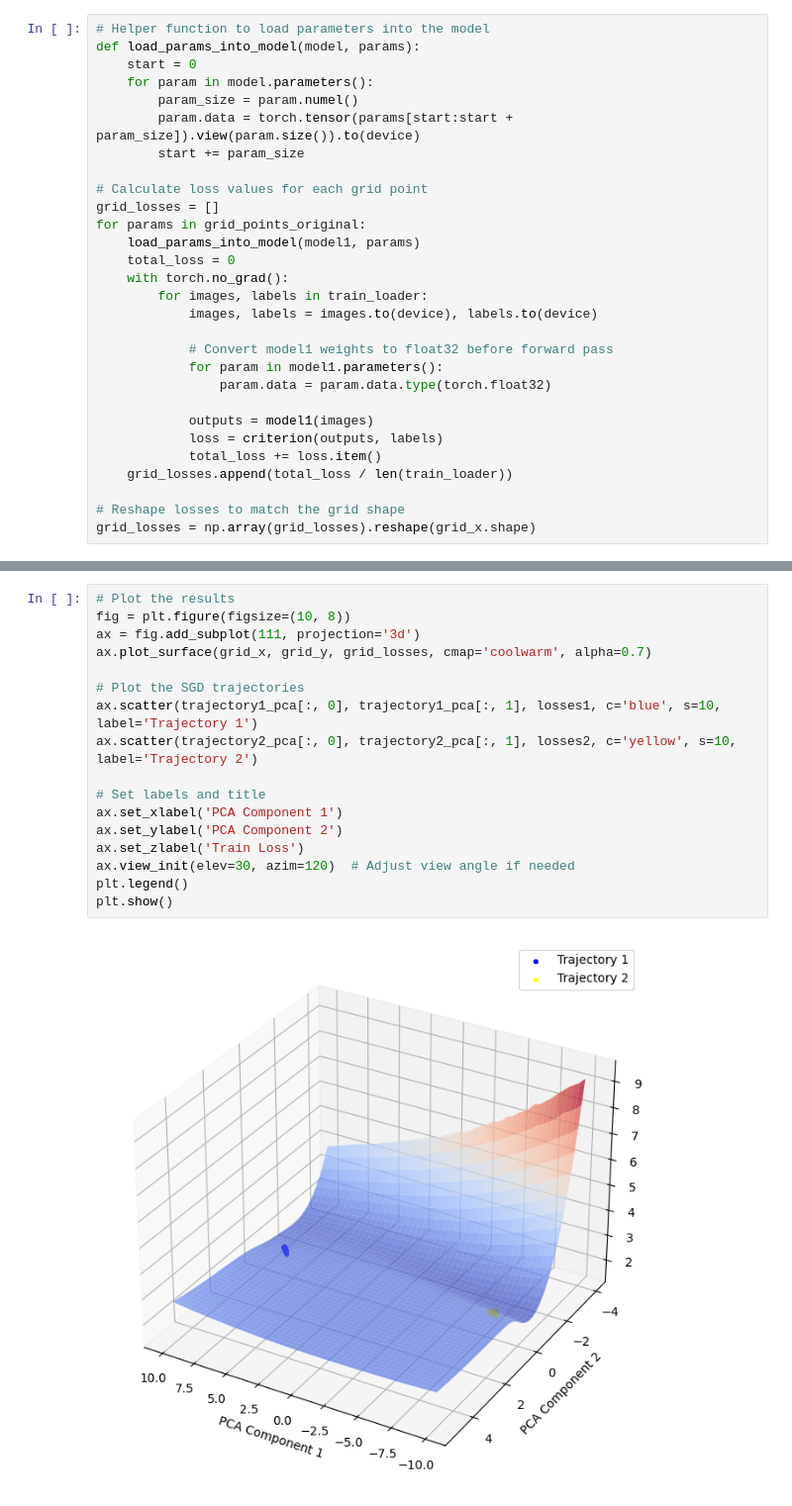
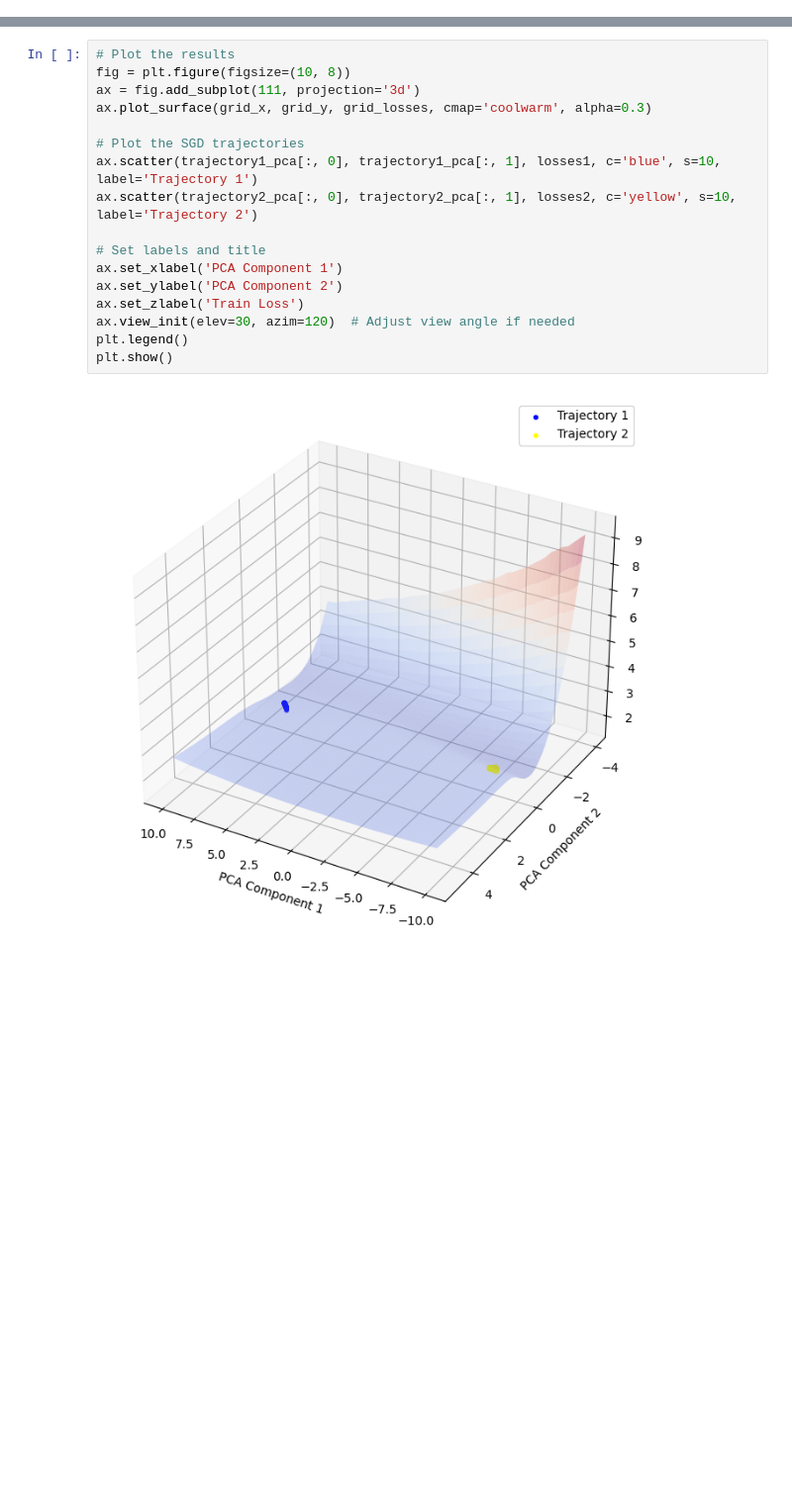
Before and after one commit to Sonica-B/Deep-Learning-CS541_F2024, a Jupyter notebook: homework4(b)_Shreya_Boyane_Ankit_Gole.ipynb, the cells around one changed output, grey strips where cells are left out. Shown: that part at 99% size. Cells and saved outputs as stored; diff of their text form; blank space fills up the shorter version.

Commit message:
Correcting plotted graphs

```diff
--- a/homework4(b)_Shreya_Boyane_Ankit_Gole.ipynb
+++ b/homework4(b)_Shreya_Boyane_Ankit_Gole.ipynb
@@ -118,29 +2,0 @@ grid_points_original = pca.inverse_transform(grid_points)
-# %%
-# Helper function to load parameters into the model
-def load_params_into_model(model, params):
-    start = 0
-    for param in model.parameters():
-        param_size = param.numel()
-        param.data = torch.tensor(params[start:start + param_size]).view(param.size()).to(device)
-        start += param_size
-
-# Calculate loss values for each grid point
-grid_losses = []
-for params in grid_points_original:
-    load_params_into_model(model1, params)
-    total_loss = 0
-    with torch.no_grad():
-        for images, labels in train_loader:
-            images, labels = images.to(device), labels.to(device)
-
-            # Convert model1 weights to float32 before forward pass
-            for param in model1.parameters():
-                param.data = param.data.type(torch.float32)
-
-            outputs = model1(images)
-            loss = criterion(outputs, labels)
-            total_loss += loss.item()
-    grid_losses.append(total_loss / len(train_loader))
-
-# Reshape losses to match the grid shape
-grid_losses = np.array(grid_losses).reshape(grid_x.shape)
@@ -147,19 +171,19 @@ grid_losses = np.array(grid_losses).reshape(grid_x.shape)
 # %%
 # Plot the results
 fig = plt.figure(figsize=(10, 8))
 ax = fig.add_subplot(111, projection='3d')
-ax.plot_surface(grid_x, grid_y, grid_losses, cmap='coolwarm', alpha=0.7)
+ax.plot_surface(grid_x, grid_y, grid_losses, cmap='coolwarm', alpha=0.3)
 
 # Plot the SGD trajectories
 ax.scatter(trajectory1_pca[:, 0], trajectory1_pca[:, 1], losses1, c='blue', s=10, label='Trajectory 1')
 ax.scatter(trajectory2_pca[:, 0], trajectory2_pca[:, 1], losses2, c='yellow', s=10, label='Trajectory 2')
 
 # Set labels and title
 ax.set_xlabel('PCA Component 1')
 ax.set_ylabel('PCA Component 2')
 ax.set_zlabel('Train Loss')
 ax.view_init(elev=30, azim=120)  # Adjust view angle if needed
 plt.legend()
 plt.show()
 # %% [output]
-[figure, old version]
+[figure, new version]
```
Also changed, not shown: parts of 7 cells of this notebook.
